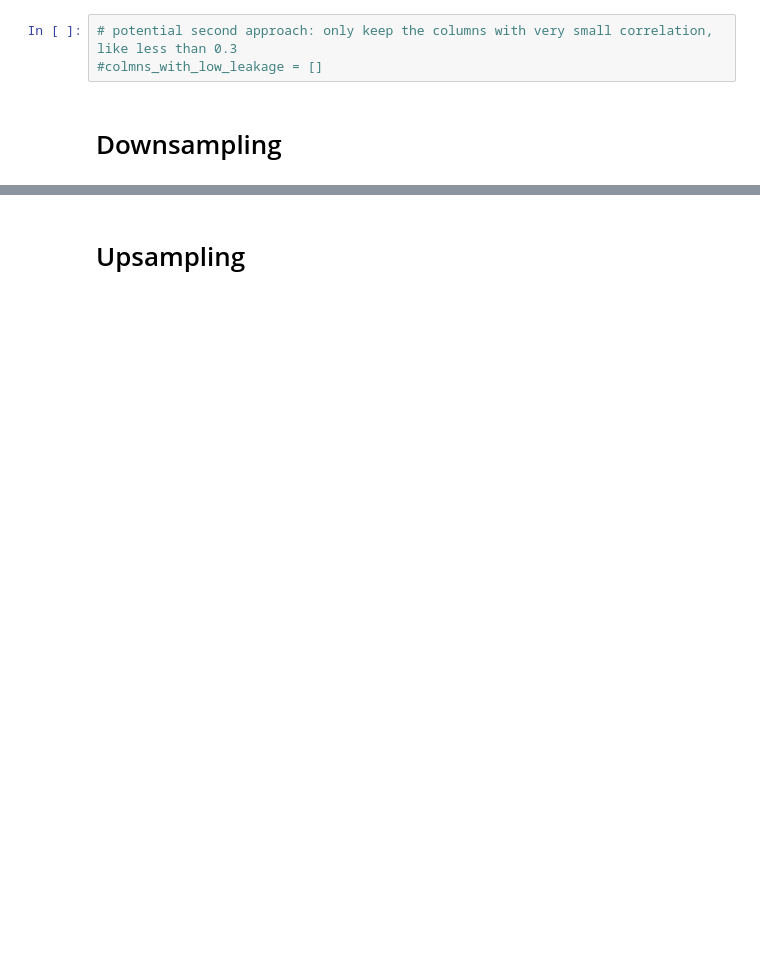
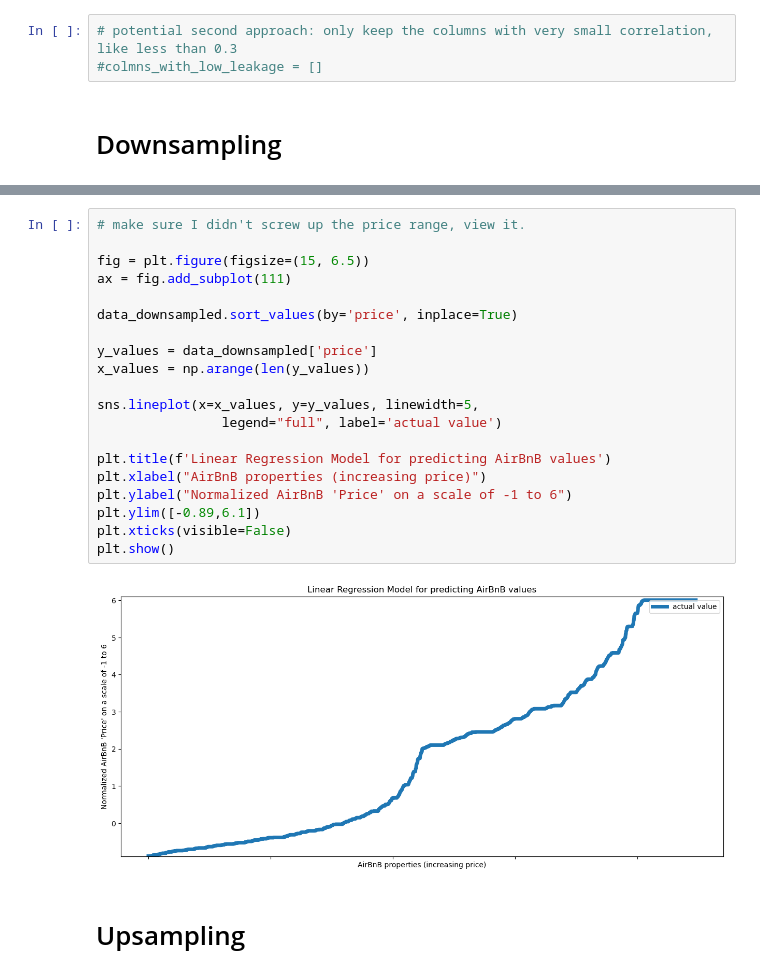
Before and after one commit to THE-MOLECULAR-MAN/portfolio_examples, a Jupyter notebook: python/predicting_airbnb_prices/predicting_airbnb_prices_data_prep.ipynb, the cells around one changed output, grey strips where cells are left out. Saved outputs shown, nothing was run; the diff lists cells and outputs as text; blank space fills up the shorter version.

```diff
--- a/python/predicting_airbnb_prices/predicting_airbnb_prices_data_prep.ipynb
+++ b/python/predicting_airbnb_prices/predicting_airbnb_prices_data_prep.ipynb
@@ -65,3 +68,25 @@ sns.histplot(data=data_downsampled, x="price")
+# %%
+# make sure I didn't screw up the price range, view it.
+
+fig = plt.figure(figsize=(15, 6.5))
+ax = fig.add_subplot(111)
+
+data_downsampled.sort_values(by='price', inplace=True)
+
+y_values = data_downsampled['price']
+x_values = np.arange(len(y_values))
+
+sns.lineplot(x=x_values, y=y_values, linewidth=5,
+                legend="full", label='actual value')
+
+plt.title(f'Linear Regression Model for predicting AirBnB values')
+plt.xlabel("AirBnB properties (increasing price)")
+plt.ylabel("Normalized AirBnB 'Price' on a scale of -1 to 6")
+plt.ylim([-0.89,6.1])
+plt.xticks(visible=False)
+plt.show()
+# %% [output]
+[figure, added]
 # %% [markdown]
 # Upsampling
 # %%
```
Also changed, not shown: parts of 6 cells of this notebook, 5 other files.
